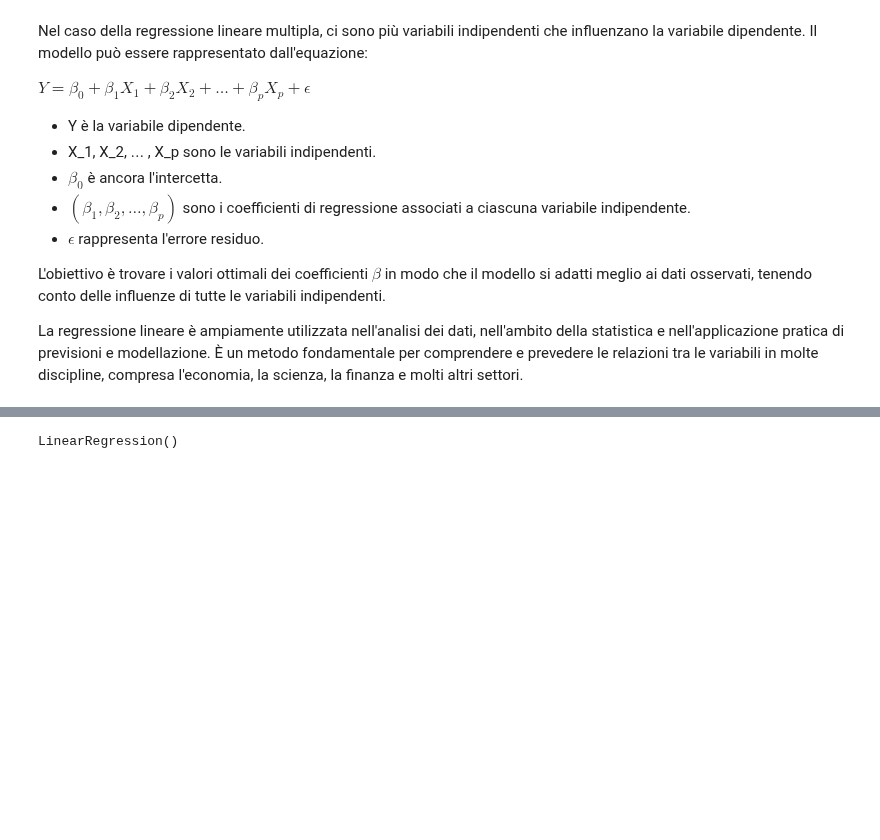
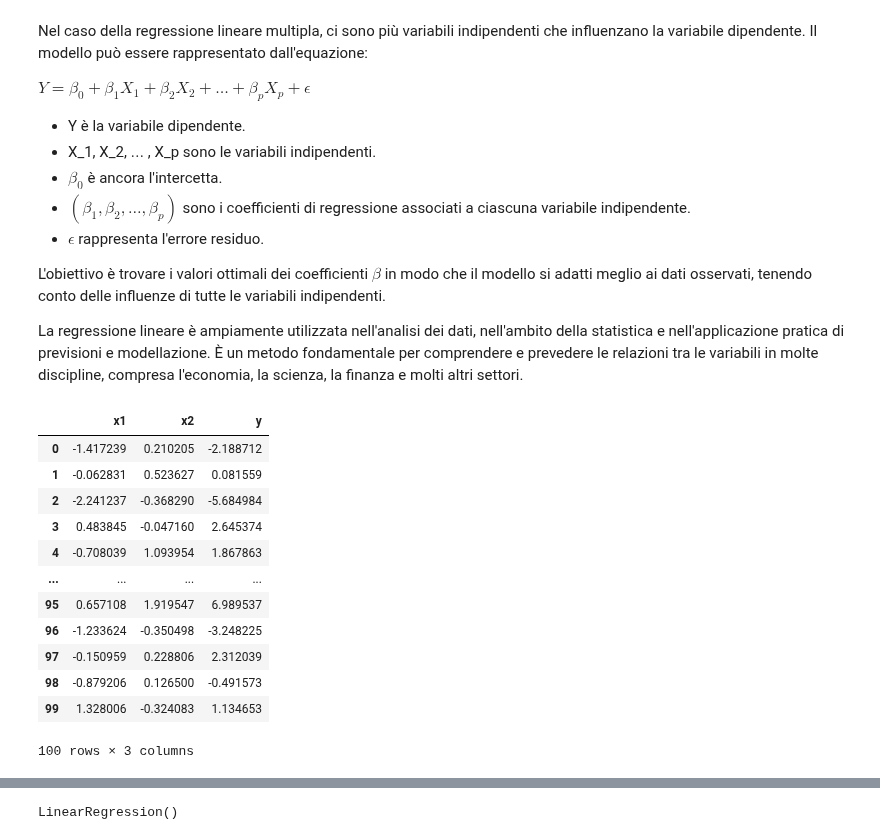
Before and after one commit to Frenz86/machine-learning-course, a Jupyter notebook: python/Lez08/08.1_IntroRegressioneasy.ipynb, the cells around one changed output, grey strips where cells are left out. Saved outputs shown, nothing was run; the diff lists cells and outputs as text; code cells hidden in the pictures; blank space fills up the shorter version.

```diff
--- a/python/Lez08/08.1_IntroRegressioneasy.ipynb
+++ b/python/Lez08/08.1_IntroRegressioneasy.ipynb
@@ -403,23 +460,35 @@ La regressione lineare è ampiamente utilizzata nell'analisi dei dati, nell'ambi
 # %%
 import numpy as np
 import pandas as pd
 from sklearn.linear_model import LinearRegression
 import plotly.express as px
 import plotly.graph_objs as go
 
 # create sample data
 np.random.seed(667)
 n_samples = 100
+
 x1 = np.random.randn(n_samples)
 x2 = np.random.randn(n_samples)
 y = 2*x1 + 3*x2 + np.random.randn(n_samples)
 
 # create pandas dataframe
 df = pd.DataFrame({'x1': x1, 'x2': x2, 'y': y})
-
-# perform multiple linear regression
-X = df[['x1', 'x2']]
-y = df['y']
+df
+# %% [output]
+|  | x1 | x2 | y |
+| 0 | -1.417239 | 0.210205 | -2.188712 |
+| 1 | -0.062831 | 0.523627 | 0.081559 |
+| 2 | -2.241237 | -0.368290 | -5.684984 |
+| 3 | 0.483845 | -0.047160 | 2.645374 |
+| 4 | -0.708039 | 1.093954 | 1.867863 |
+| ... | ... | ... | ... |
+| 95 | 0.657108 | 1.919547 | 6.989537 |
+| 96 | -1.233624 | -0.350498 | -3.248225 |
+| 97 | -0.150959 | 0.228806 | 2.312039 |
+| 98 | -0.879206 | 0.126500 | -0.491573 |
+| 99 | 1.328006 | -0.324083 | 1.134653 |
+100 rows × 3 columns
 # %%
 fig = go.Figure()
 fig.add_trace(go.Scatter3d(x=df['x1'], y=df['x2'], z=df['y'], mode='markers', name='Data Points'))
```
Also changed, not shown: parts of 26 cells of this notebook.
